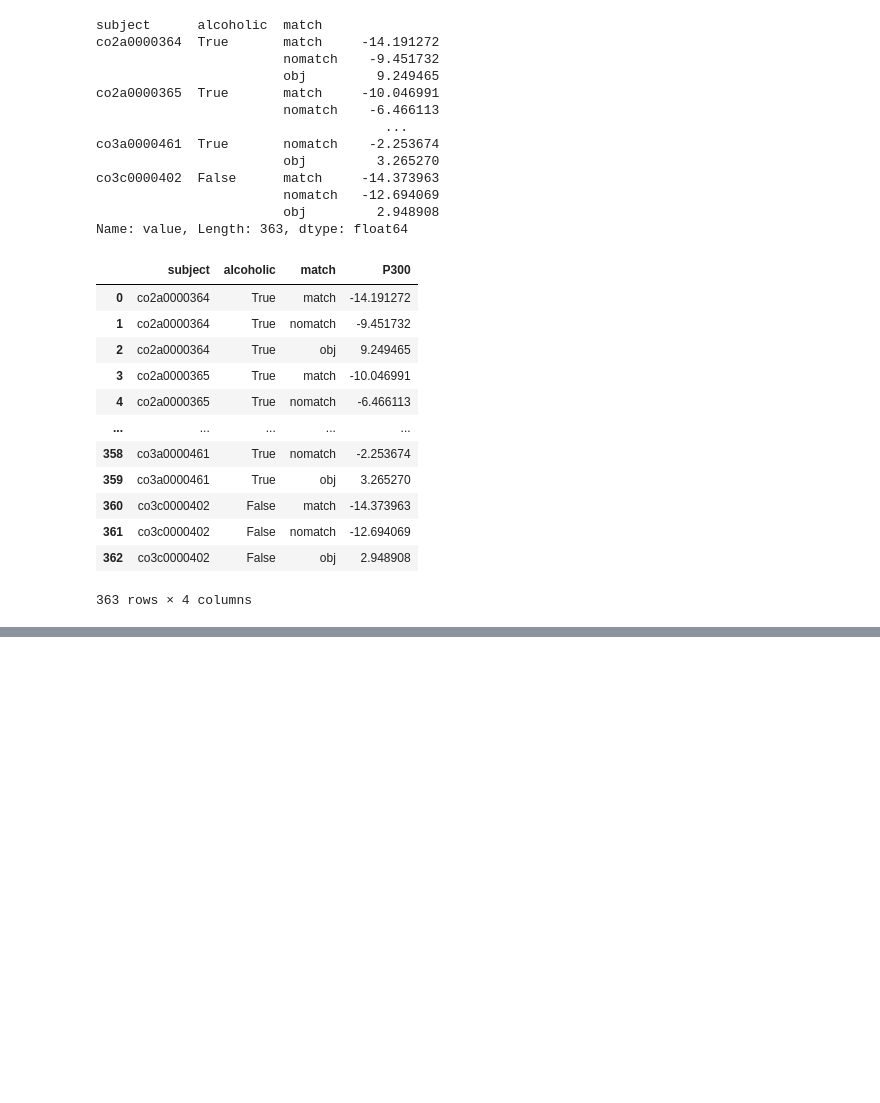
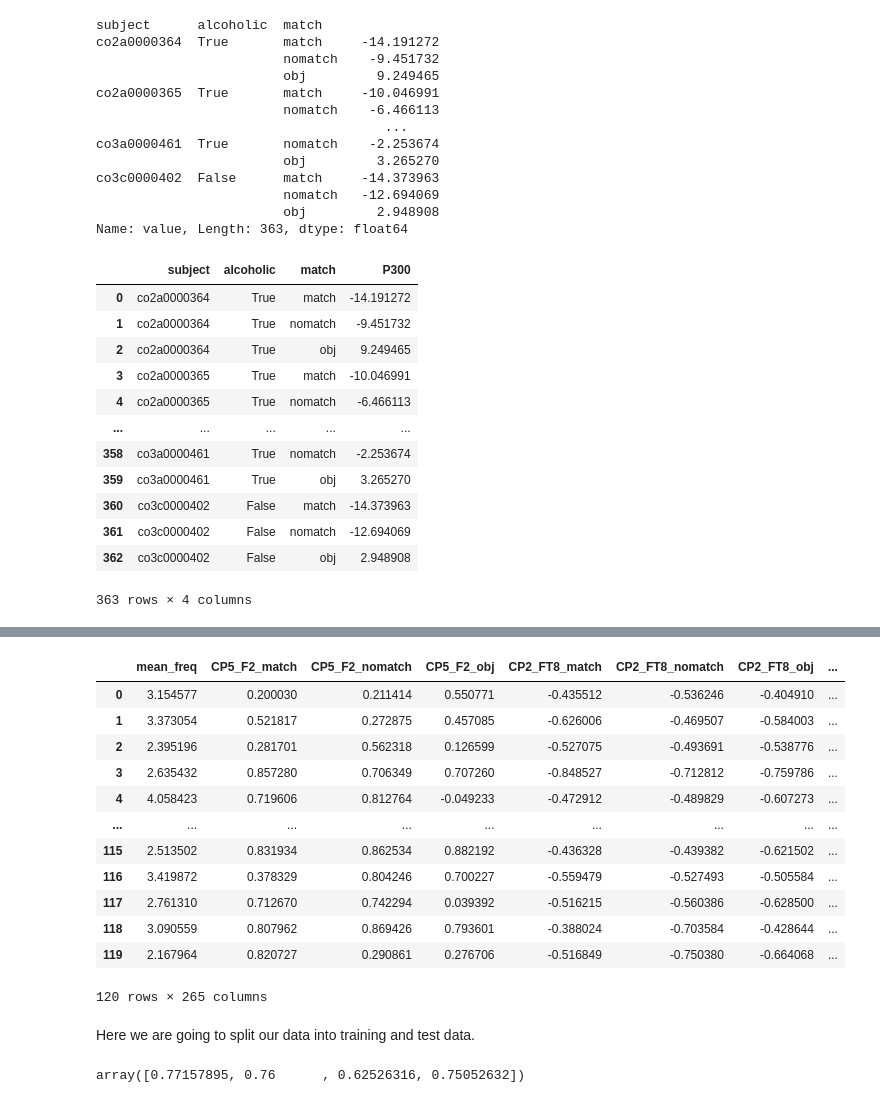
Before and after one commit to jgeller112/ERDOS_EEG_Project, a Jupyter notebook: Notebook/Bootcamp_notebook_project.ipynb, the cells around one changed output, grey strips where cells are left out. Drawn from its saved outputs; the diff is of its cells as text; code cells hidden in the pictures; blank space fills up the shorter version.

```diff
--- a/Notebook/Bootcamp_notebook_project.ipynb
+++ b/Notebook/Bootcamp_notebook_project.ipynb
@@ -261,0 +358,5 @@ Now that we have our features let's see how good our features our in predicting
+# %%
+y = df_copy.alcoholic
+X = df_copy.drop('alcoholic', axis = 1)
+
+y
@@ -261,0 +376,22 @@ Now that we have our features let's see how good our features our in predicting
+# %%
+
+X = X.drop('subject', axis = 1)
+# If there is a categoric data
+X = pd.get_dummies(X)
+X
+# %% [output]
+|  | mean_freq | CP5_F2_match | CP5_F2_nomatch | CP5_F2_obj | CP2_FT8_match | CP2_FT8_nomatch | CP2_FT8_obj | ... |
+| 0 | 3.154577 | 0.200030 | 0.211414 | 0.550771 | -0.435512 | -0.536246 | -0.404910 | ... |
+| 1 | 3.373054 | 0.521817 | 0.272875 | 0.457085 | -0.626006 | -0.469507 | -0.584003 | ... |
+| 2 | 2.395196 | 0.281701 | 0.562318 | 0.126599 | -0.527075 | -0.493691 | -0.538776 | ... |
+| 3 | 2.635432 | 0.857280 | 0.706349 | 0.707260 | -0.848527 | -0.712812 | -0.759786 | ... |
+| 4 | 4.058423 | 0.719606 | 0.812764 | -0.049233 | -0.472912 | -0.489829 | -0.607273 | ... |
+| ... | ... | ... | ... | ... | ... | ... | ... | ... |
+| 115 | 2.513502 | 0.831934 | 0.862534 | 0.882192 | -0.436328 | -0.439382 | -0.621502 | ... |
+| 116 | 3.419872 | 0.378329 | 0.804246 | 0.700227 | -0.559479 | -0.527493 | -0.505584 | ... |
+| 117 | 2.761310 | 0.712670 | 0.742294 | 0.039392 | -0.516215 | -0.560386 | -0.628500 | ... |
+| 118 | 3.090559 | 0.807962 | 0.869426 | 0.793601 | -0.388024 | -0.703584 | -0.428644 | ... |
+| 119 | 2.167964 | 0.820727 | 0.290861 | 0.276706 | -0.516849 | -0.750380 | -0.664068 | ... |
+120 rows × 265 columns
+# %% [markdown]
+Here we are going to split our data into training and test data.
@@ -261,0 +420,9 @@ Now that we have our features let's see how good our features our in predicting
+# %%
+
+cv_results_avg = np.zeros(len(cv_results))
+for i in range(len(cv_results)):
+  cv_results_avg[i] = np.mean(cv_results[i]['test_score'])
+
+cv_results_avg
+# %% [output]
+array([0.77157895, 0.76      , 0.62526316, 0.75052632])
```
Also changed, not shown: parts of 28 cells of this notebook, 1 other file.
